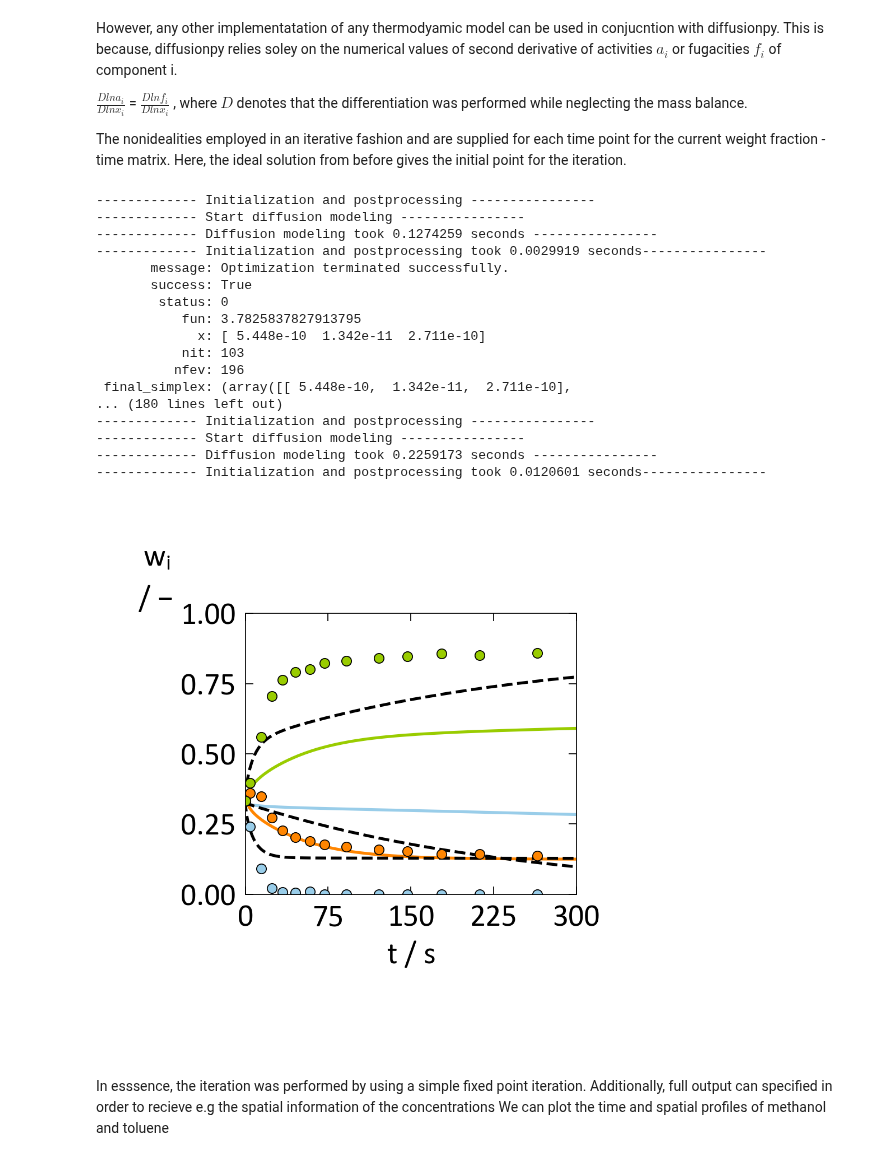
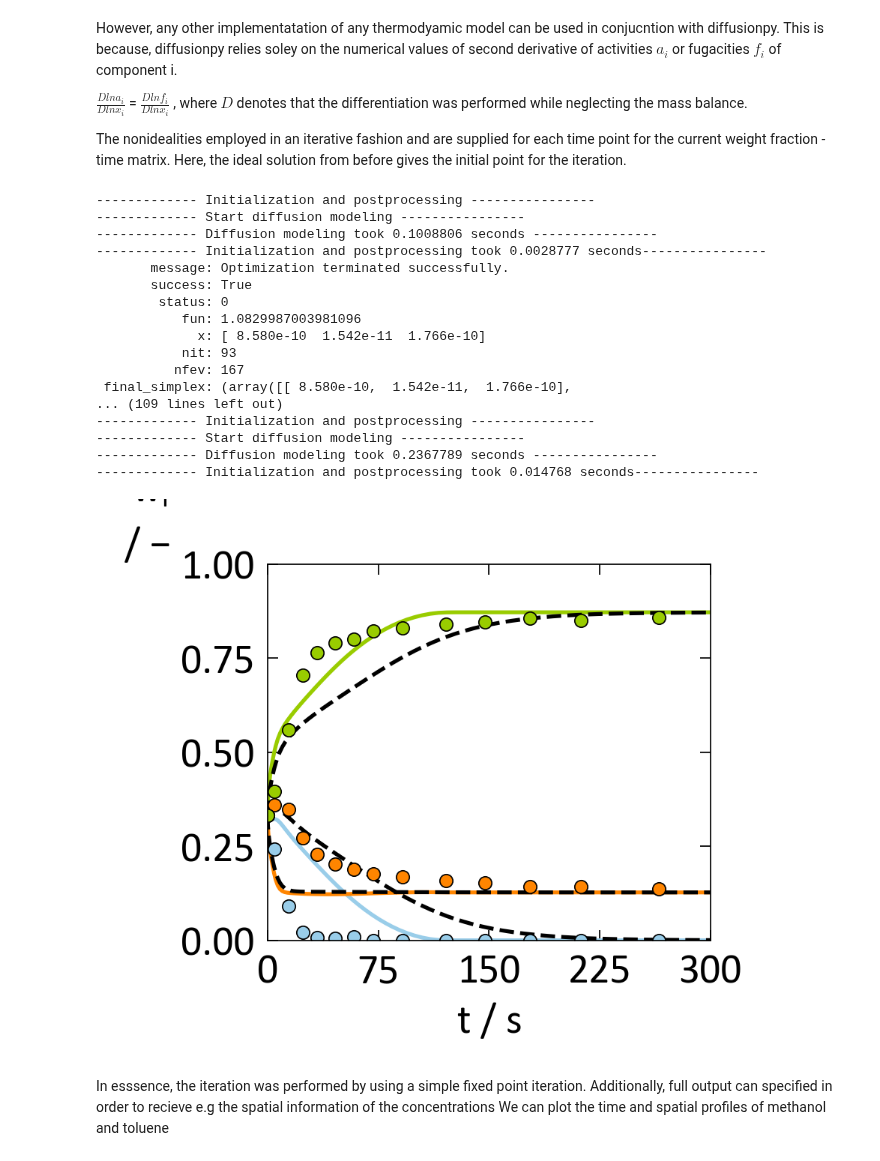
Before and after one commit to Borrdom/diffusionpy, a Jupyter notebook: examples_notebooks/01_codrying_pvac_testaverahgeTHFaktor2.ipynb, the cells around one changed output. Saved outputs shown, nothing was run; the diff lists cells and outputs as text; code cells hidden in the pictures.

```diff
--- a/examples_notebooks/01_codrying_pvac_testaverahgeTHFaktor2.ipynb
+++ b/examples_notebooks/01_codrying_pvac_testaverahgeTHFaktor2.ipynb
@@ -78,7 +78,7 @@ print(Dmat)
 # %% [markdown]
 Lastly, one needs to specify which components is considered mobile and which immobile. In our case, the solvents are obviously mobile while the polymer can be considered immobile due to its large molar mass which is conveniently defined as a boolean array.
 # %%
-mobile=np.asarray([True,True,True])
+mobile=np.asarray([True,True,False])
 mobiles=np.where(mobile)[0]
 # %% [markdown]
 Finally, we can model solvent desorption. First in the ideal case and plot the results
@@ -117,57 +117,51 @@ The nonidealities employed in an iterative fashion and are supplied for each tim
 # %%
 vpures=vpure(p,T,**par)
 par["vpure"]=vpures
-dlnai_dlnwi_fun=lambda wi: massbalancecorrection(dlnai_dlnxi_loop(T,np.ascontiguousarray(wi),**par),wi,wi0,Mi,mobile)
-dlnai_dlnwi_fun=lambda wi: massbalancecorrection(dlnai_dlnxi_loop(T,np.ascontiguousarray(wi),**par),wi,wi0,Mi,mobile)#*wi[:,:,mobiles,None]/wi[:,:,None,mobiles]
-dlnai_dlnwi_fun2=lambda wi: dlnai_dlnxi(T,np.ascontiguousarray(wi),**par)#*wi[:,None]
-dlnai_dlnwi_fun3=lambda wi: dlnai_dlnxi_loop(T,np.ascontiguousarray(wi),**par)
-
-# *wi[...,None,mobiles]
-
+dlnai_dlnwi_fun=lambda wi: Gammaij(T,wi,par)
 Dvec=np.asarray([1E-7,8E-13,2E-11])
 wtid,wtz,zvec,Lt=Diffusion_MS(t,L,Dvec,wi0,wi8,Mi,mobile,full_output=True)
 wave=(wi0+wi8)/2
 # wave=np.sum(wt*np.gradient(t)[:,None],axis=0)/t[-1]
 # wave=wave/np.sum(wave)
 
 # dlnai_dlnwi=np.average(np.average(dlnai_dlnwi_fun3(np.swapaxes(wtz,1,2)),axis=0),axis=0)
-Dvec2=DIdeal2DReal(Dvec,wave,wi0,dlnai_dlnwi_fun2(wave),mobile,Mi)
+Dvec2=DIdeal2DReal(Dvec,wave,wi0,Gij_fun(wave),mobile,Mi)
 # Dvec2=DIdeal2DReal(Dvec,wave,wi0,dlnai_dlnwi,mobile,Mi)
 wt,wtz,zvec,Lt=Diffusion_MS_iter(t,L,Dvec2,wi0,wi8,Mi,mobile,full_output=True,dlnai_dlnwi_fun=dlnai_dlnwi_fun)
 fig,ax=origin_like.subplots()
 
 origin_like.plot(ax,t,wt[:,0],"c-")
 origin_like.plot(ax,t,wt[:,1],"r-")
 origin_like.plot(ax,t,wt[:,2],"g-")
 origin_like.plot(ax,t,wtid[:,0],"k--")
 origin_like.plot(ax,t,wtid[:,1],"k--")
 origin_like.plot(ax,t,wtid[:,2],"k--")
 origin_like.plot(ax,texp,wmet,"co")
 origin_like.plot(ax,texp,wtol,"ro")
 origin_like.plot(ax,texp,wpvac,"go")
 origin_like.set_xlabel(ax,"t","s")
 origin_like.set_ylabel(ax,"w_i","-")
 origin_like.set_ticks(ax,0,300,0,1)
 plt.show()
 # %% [output]
 ------------- Initialization and postprocessing ----------------
 ------------- Start diffusion modeling ----------------
-------------- Diffusion modeling took 0.1274259 seconds ----------------
-------------- Initialization and postprocessing took 0.0029919 seconds----------------
+------------- Diffusion modeling took 0.1008806 seconds ----------------
+------------- Initialization and postprocessing took 0.0028777 seconds----------------
        message: Optimization terminated successfully.
        success: True
         status: 0
-           fun: 3.7825837827913795
-             x: [ 5.448e-10  1.342e-11  2.711e-10]
-           nit: 103
-          nfev: 196
- final_simplex: (array([[ 5.448e-10,  1.342e-11,  2.711e-10],
-... (180 lines left out)
+           fun: 1.0829987003981096
+             x: [ 8.580e-10  1.542e-11  1.766e-10]
+           nit: 93
+          nfev: 167
+ final_simplex: (array([[ 8.580e-10,  1.542e-11,  1.766e-10],
+... (109 lines left out)
 ------------- Initialization and postprocessing ----------------
 ------------- Start diffusion modeling ----------------
-------------- Diffusion modeling took 0.2259173 seconds ----------------
-------------- Initialization and postprocessing took 0.0120601 seconds----------------
+------------- Diffusion modeling took 0.2367789 seconds ----------------
+------------- Initialization and postprocessing took 0.014768 seconds----------------
-[figure, old version]
+[figure, new version]
 # %% [markdown]
 In esssence, the iteration was performed by using a simple fixed point iteration.
 Additionally, full output can specified in order to recieve e.g the spatial information of the concentrations
```
Also changed, not shown: parts of 3 cells of this notebook, 5 other files.
